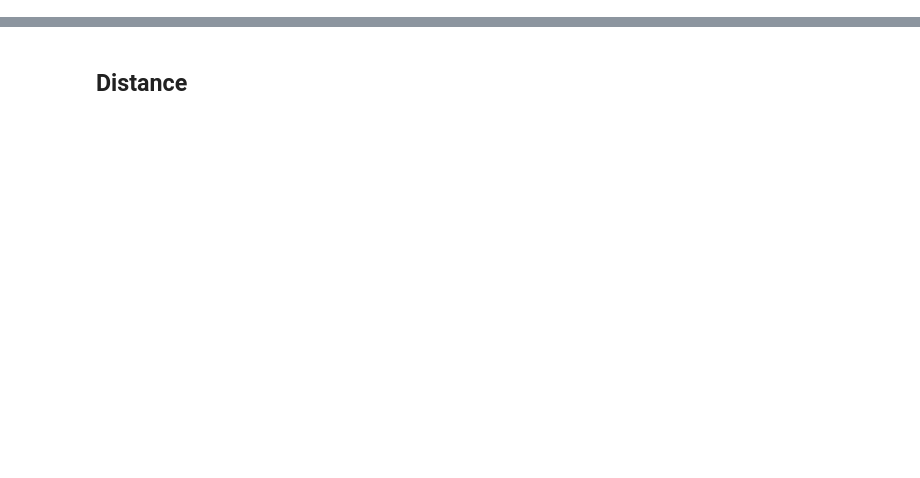
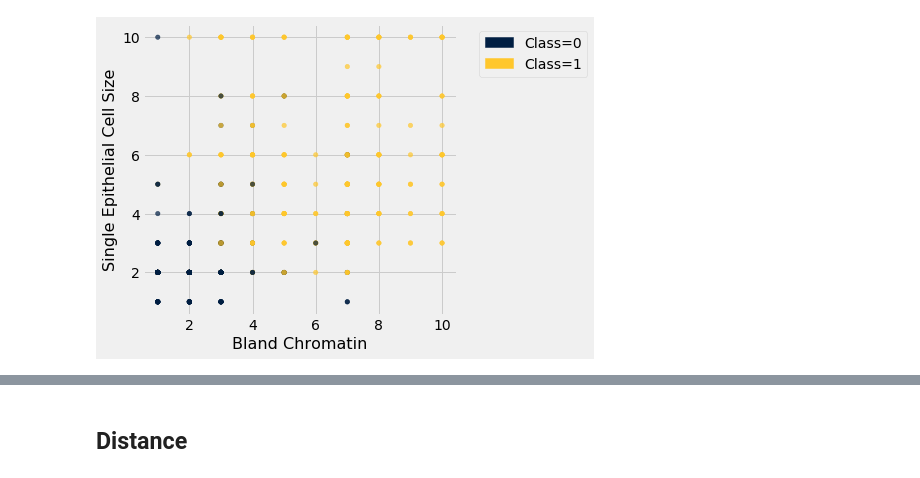
Before and after one commit to data-8/materials-su19, a Jupyter notebook: materials/su19/lec/lec32.ipynb, the cells around one changed output, grey strips where cells are left out. Saved outputs shown, nothing was run; the diff lists cells and outputs as text; code cells hidden in the pictures; blank space fills up the shorter version.

```diff
--- a/materials/su19/lec/lec32.ipynb
+++ b/materials/su19/lec/lec32.ipynb
@@ -14,5 +28,7 @@ patients.group('Class')
 # %%
-patients.scatter('Bland Chromatin', 'Single Epithelial Cell Size', colors='Class')
+patients.scatter('Bland Chromatin', 'Single Epithelial Cell Size', group='Class')
+# %% [output]
+[figure, added]
 # %%
 def randomize_column(a):
     return a + np.random.normal(0.0, 0.09, size=len(a))
```
Also changed, not shown: parts of 25 cells of this notebook, 1 other file.
